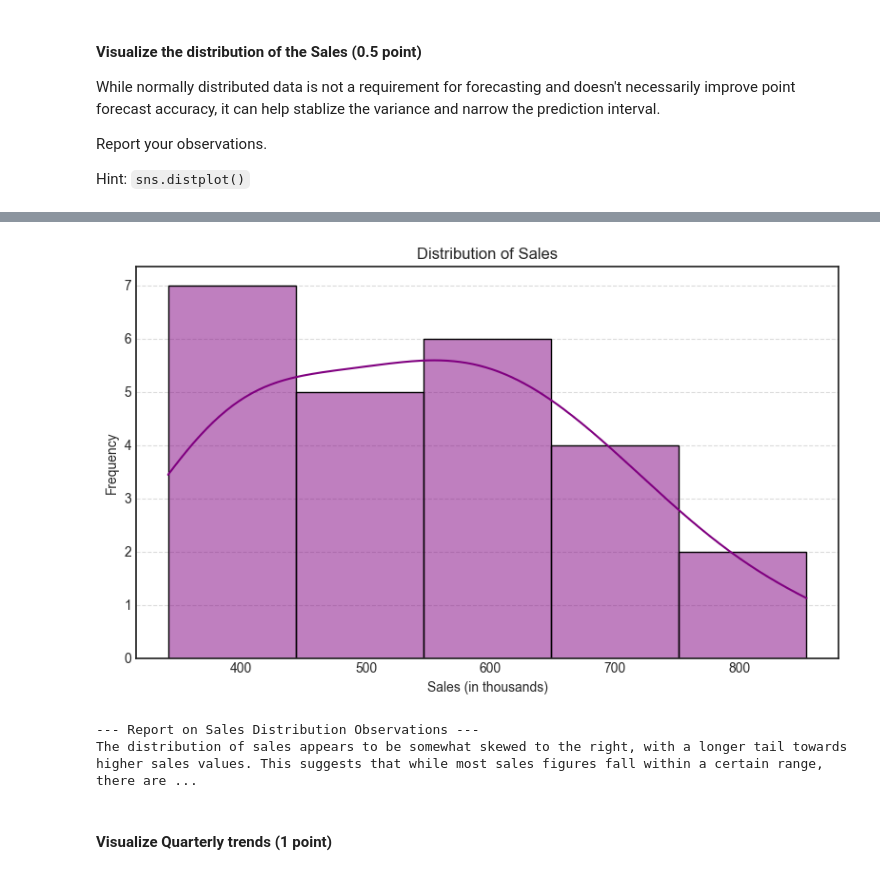
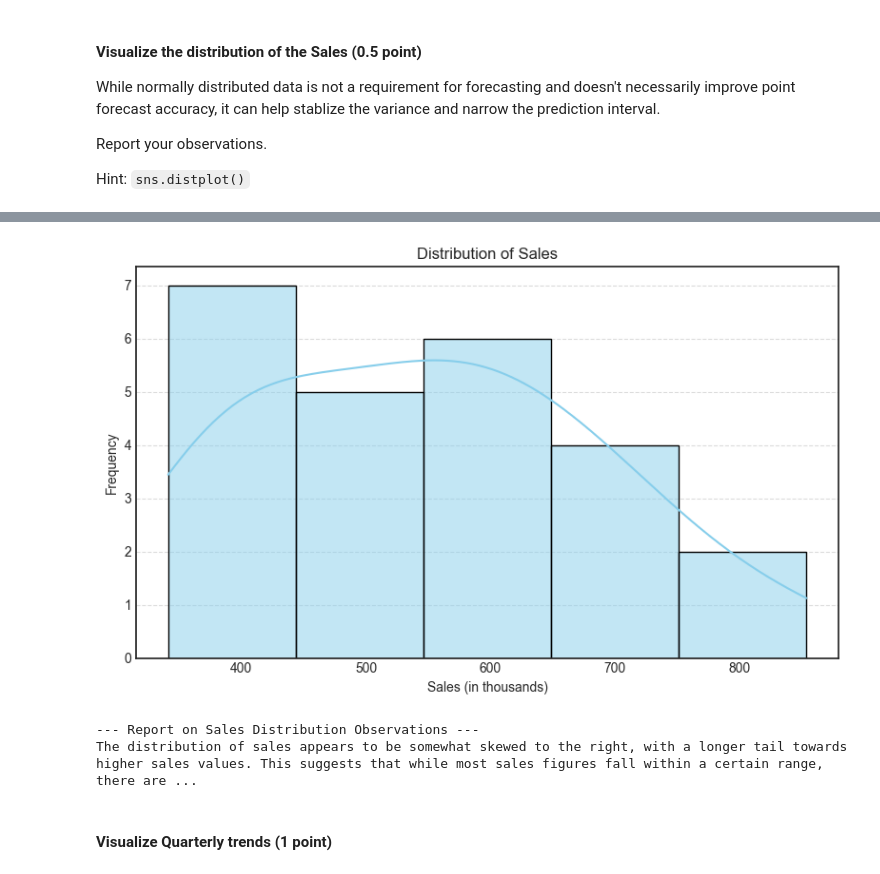
Before and after one commit to rajiv-ranjan/cds-mini-projects, a Jupyter notebook: m8/mp2/M8_NB_MiniProject_2_EDA_Timeseries.ipynb, the cells around one changed output, grey strips where cells are left out. Cells and saved outputs as stored; diff of their text form; code cells hidden in the pictures.

```diff
--- a/m8/mp2/M8_NB_MiniProject_2_EDA_Timeseries.ipynb
+++ b/m8/mp2/M8_NB_MiniProject_2_EDA_Timeseries.ipynb
@@ -267,23 +316,23 @@ Hint: `sns.distplot()`
 # %%
 # YOUR CODE HERE
 
 plt.figure(figsize=(8, 5))
 sns.histplot(
-    sales_data["Sales"], kde=True, color="purple", bins=5
+    sales_data["Sales"], kde=True, color="skyblue", bins=5
 )  # Reduced bins for quarterly data
 plt.title("Distribution of Sales")
 plt.xlabel("Sales (in thousands)")
 plt.ylabel("Frequency")
 plt.grid(axis="y", linestyle="--", alpha=0.7)
 plt.tight_layout()
 plt.show()
 
 print("\n--- Report on Sales Distribution Observations ---")
 print(
     "The distribution of sales appears to be somewhat skewed to the right, with a longer tail towards higher sales values. This suggests that while most sales figures fall within a certain range, there are fewer instances of very high sales. The presence of a clear peak indicates a common range for quarterly sales."
 )
 # %% [output]
-[figure, old version]
+[figure, new version]
 --- Report on Sales Distribution Observations ---
 The distribution of sales appears to be somewhat skewed to the right, with a longer tail towards higher sales values. This suggests that while most sales figures fall within a certain range, there are ...
 # %% [markdown]
```
Also changed, not shown: parts of 9 cells of this notebook, 4 other files.
